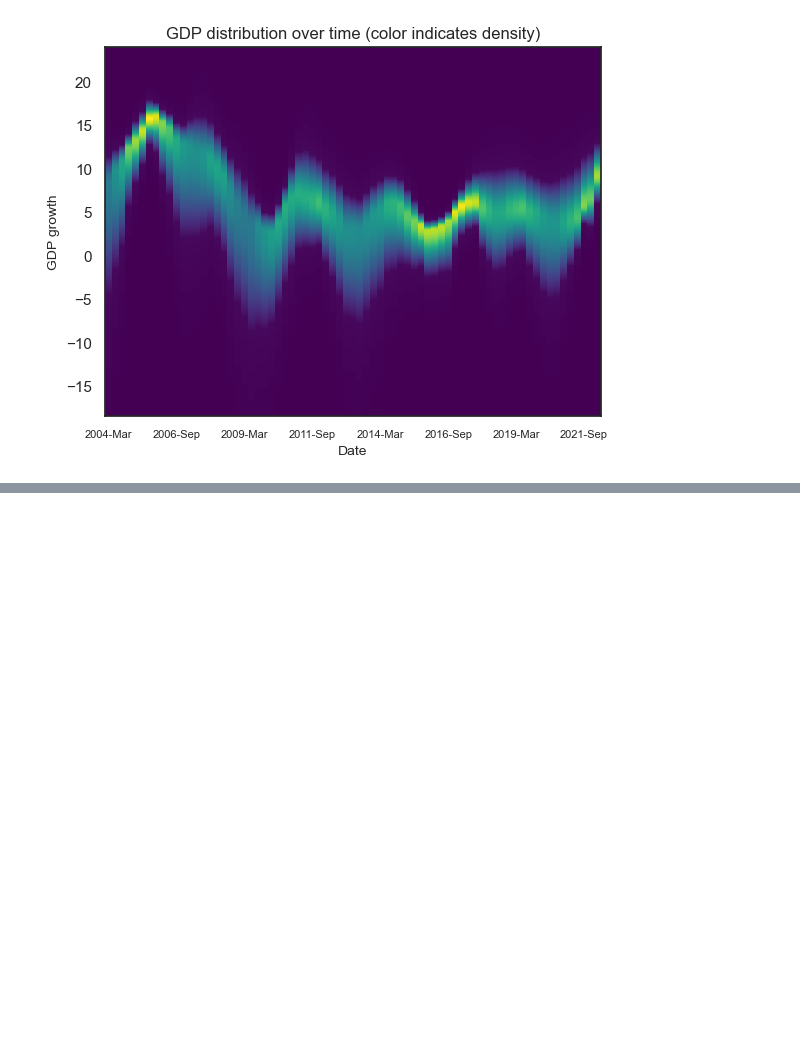
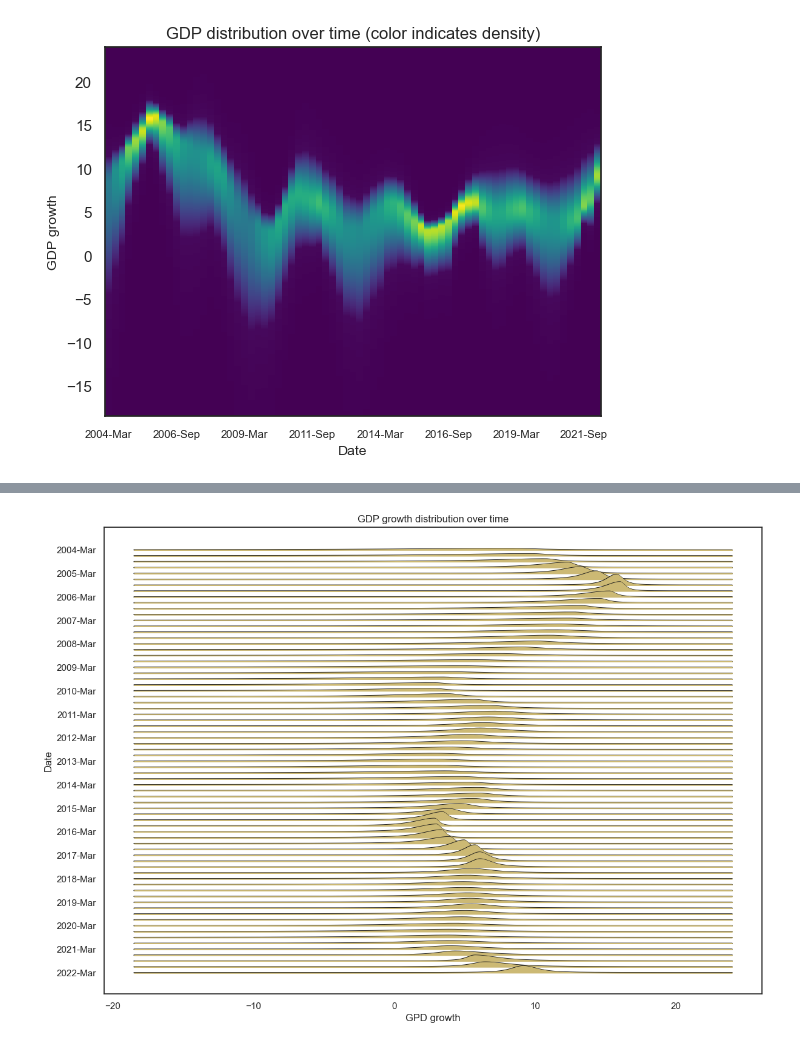
Before and after one commit to vlad-yeghiazaryan/armenian-gar, a Jupyter notebook: Modeling/GaR_estimation.ipynb, the cells around one changed output, grey strips where cells are left out. Saved outputs shown, nothing was run; the diff lists cells and outputs as text; code cells hidden in the pictures; blank space fills up the shorter version.

```diff
--- a/Modeling/GaR_estimation.ipynb
+++ b/Modeling/GaR_estimation.ipynb
@@ -524,0 +602,34 @@ fig.write_html('../Results/GDP_dist_interactive_hollow.html')
+# %%
+def ridgeline_custom(X, Y, overlap=0.7, fill_color='y', fill=True,
+                     outline=True, y_fontsize=10, y_interval=1):
+    dates = X.index.unique()[::-1]
+    ys = []
+    for index, date in enumerate(dates):
+        # Setting up inputs: PDF x and y
+        xx = X.loc[date]
+        yy = Y.loc[date]
+        y = index*(1.0-overlap)
+        zorder = len(dates)-index+1
+        ys.append(y)
+
+        # plotting each curve
+        if outline:
+            plt.plot(xx, yy+y, c='k', zorder=zorder)
+        if fill:
+            plt.fill_between(xx, np.ones(len(xx))*y, yy+y, zorder=zorder, color='y')
+    if isinstance(dates[0], pd.Timestamp):
+        plt.yticks(ys[::y_interval], dates.strftime('%Y-%b')[::y_interval])
+    else:
+        plt.yticks(ys[::y_interval], dates[::y_interval], fontsize=y_fontsize)
+
+plt.figure(figsize=(14,10))
+plot_data = df_PDF.set_index('date').copy()
+ridgeline_custom(plot_data['Tskew_PDF_x'], plot_data['Tskew_PDF_y'], overlap=0.7,
+                 fill_color='y', outline=True, y_fontsize=14, y_interval=4)
+plt.title('GDP growth distribution over time')
+plt.xlabel('GPD growth')
+plt.ylabel('Date')
+# plt.xlim(-5, 20)
+plt.show()
+# %% [output]
+[figure, added]
```
Also changed, not shown: parts of 5 cells of this notebook, 3 other files.
